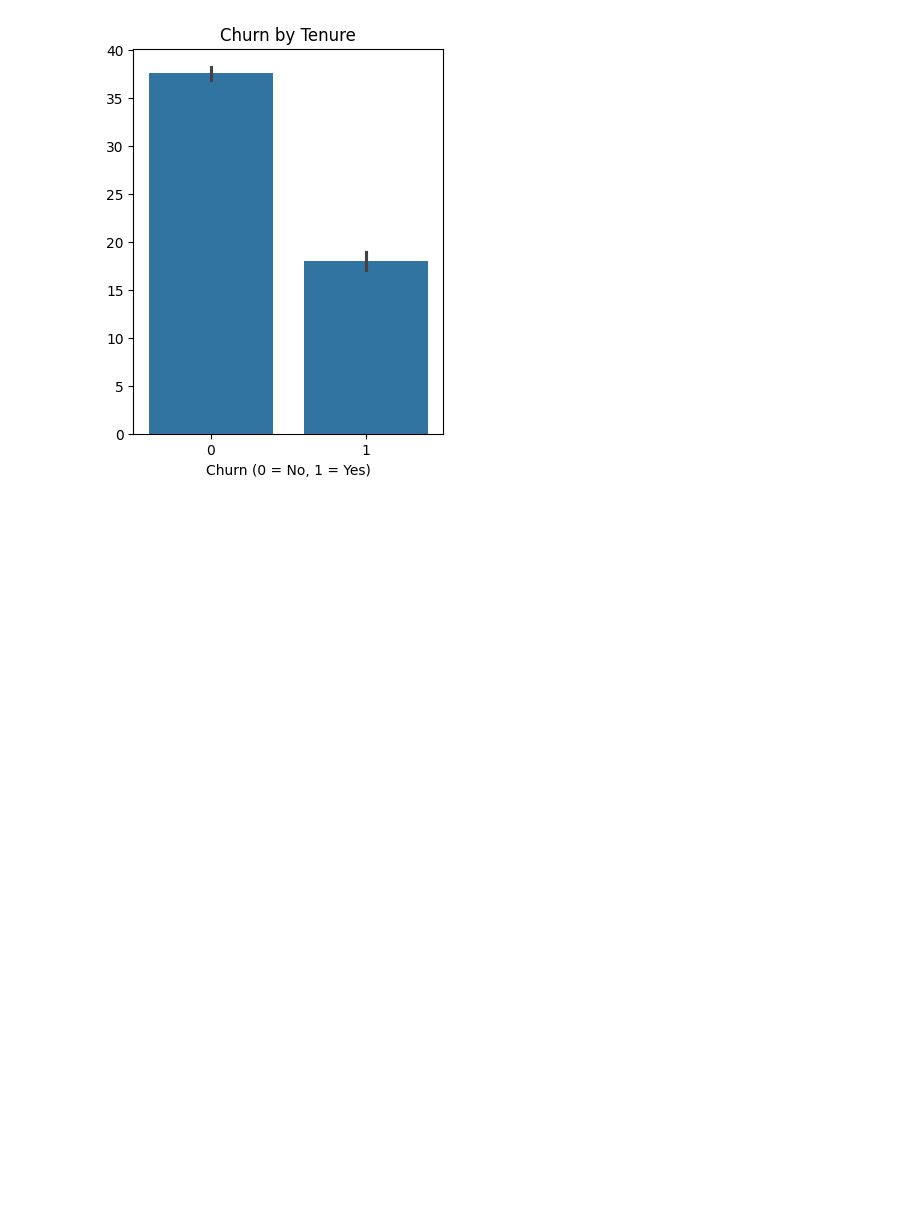
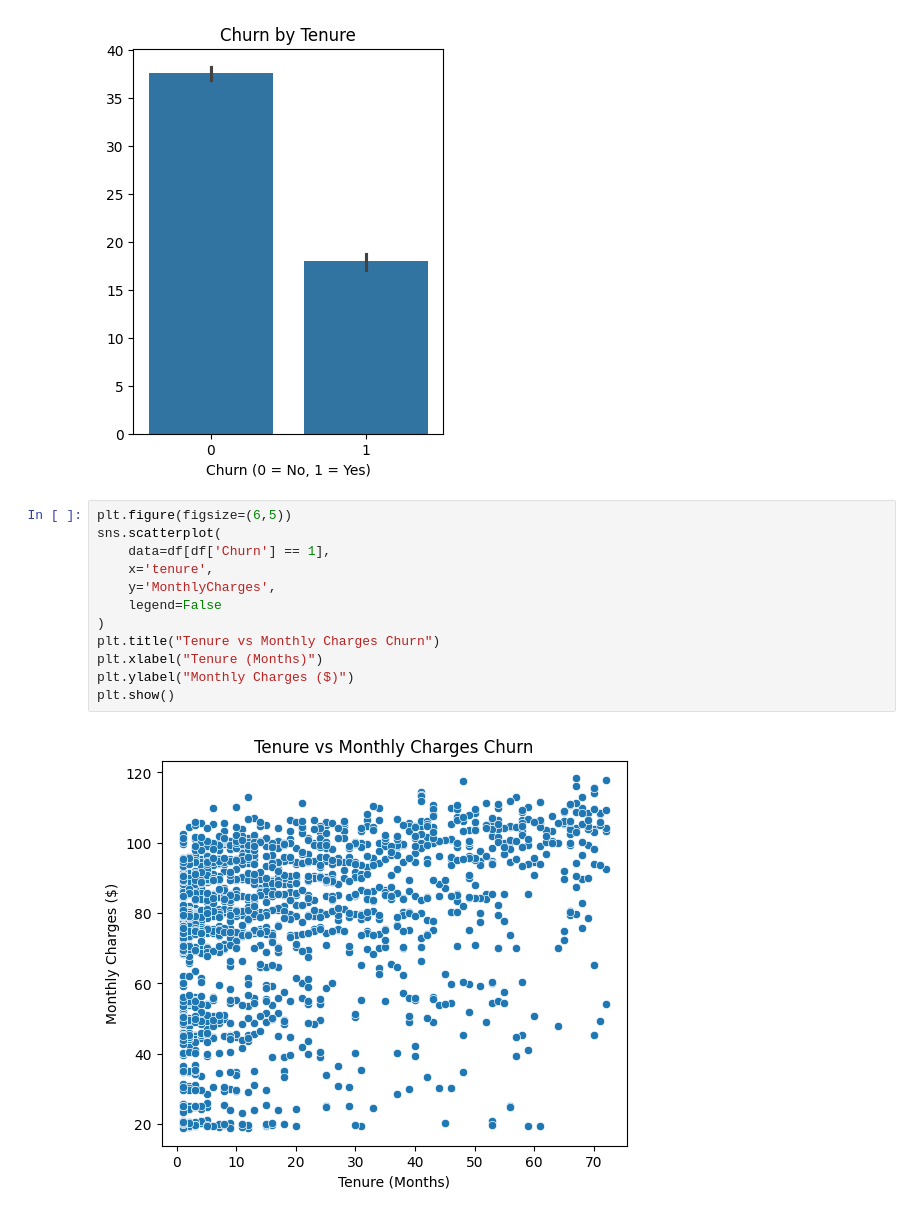
Before and after one commit to neel-dev-2000/Telco-Customer-Churn, a Jupyter notebook: Notebook/Churn.ipynb, the cells around one changed output. Cells and saved outputs as stored; diff of their text form; blank space fills up the shorter version.

Commit message:
Added another graph

```diff
--- a/Notebook/Churn.ipynb
+++ b/Notebook/Churn.ipynb
@@ -236,3 +236,17 @@ plt.ylabel('')
 plt.show()
 # %% [output]
 [figure]
+# %%
+plt.figure(figsize=(6,5))
+sns.scatterplot(
+    data=df[df['Churn'] == 1],
+    x='tenure',
+    y='MonthlyCharges',
+    legend=False
+)
+plt.title("Tenure vs Monthly Charges Churn")
+plt.xlabel("Tenure (Months)")
+plt.ylabel("Monthly Charges ($)")
+plt.show()
+# %% [output]
+[figure, added]
```
